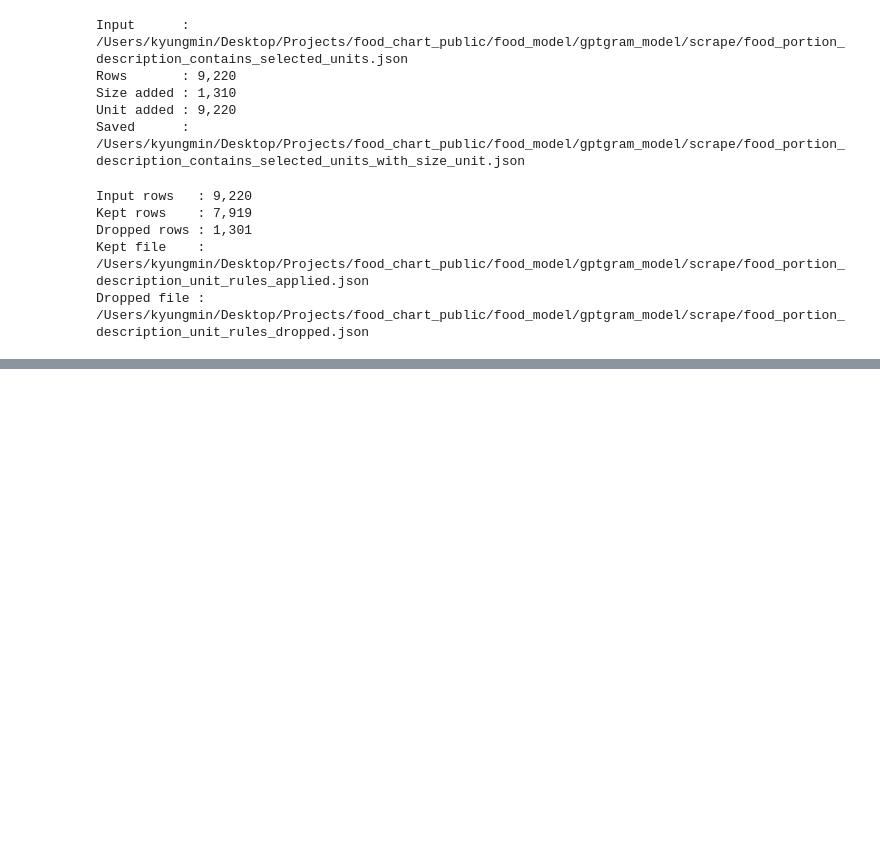
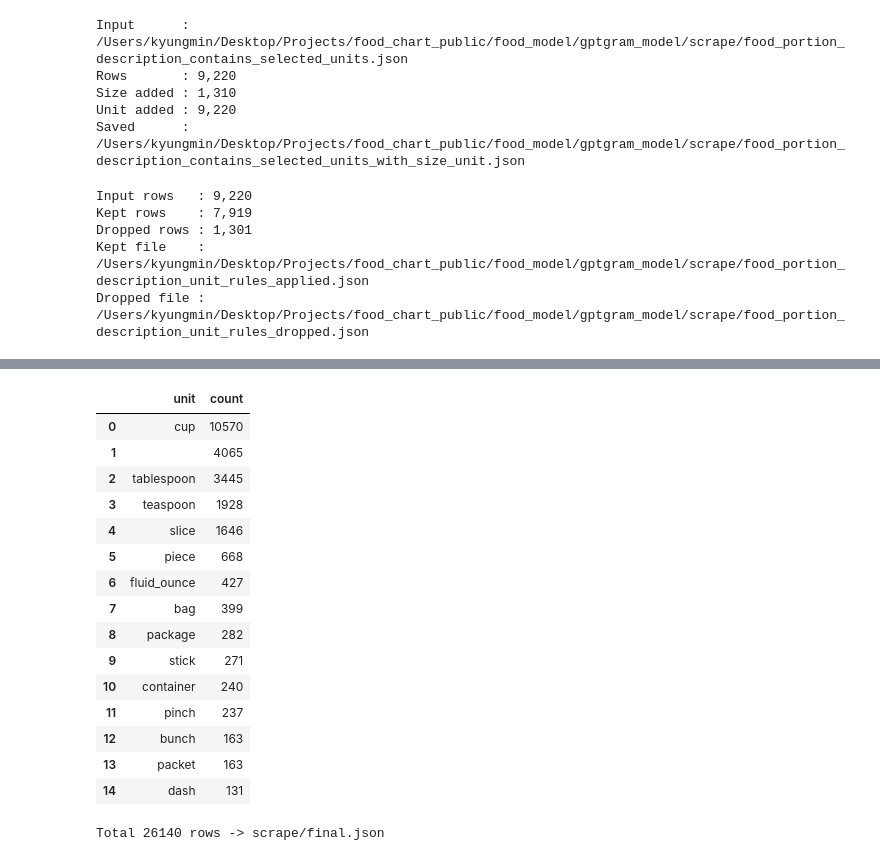
Before and after one commit to kml-coder/food_chart_public, a Jupyter notebook: food_model/gptgram_model/t5_small_regression.ipynb, the cells around one changed output, grey strips where cells are left out. Drawn from its saved outputs; the diff is of its cells as text; code cells hidden in the pictures; blank space fills up the shorter version.

```diff
--- a/food_model/gptgram_model/t5_small_regression.ipynb
+++ b/food_model/gptgram_model/t5_small_regression.ipynb
@@ -2496,0 +2958,52 @@ KeyboardInterrupt:
+# %%
+import json
+from collections import Counter
+import pandas as pd
+
+input_path = ["/Users/kyungmin/Desktop/Projects/food_chart_public/food_model/gptgram_model/scrape/output_filled_name_unit_removed.json",
+"/Users/kyungmin/Desktop/Projects/food_chart_public/food_model/gptgram_model/scrape/food_portion_description_converted.json"
+]
+output_path = "scrape/final.json"
+
+merged_data =[]
+for file in input_path:
+    with open(file, "r", encoding = "utf-8") as f:
+        data = json.load(f)
+        for item in data:
+            new_item = {
+                "unit" : item.get("unit", ""),
+                "size" : item.get("size", ""),
+                "name" : item.get("name", ""),
+                "gram" : item.get("gram", ""),
+                "long_name" : item.get("long_name", "")
+            }
+
+            merged_data.append(new_item)
+
+counted_unit = Counter(item["unit"] for item in merged_data).most_common()
+df = pd.DataFrame(counted_unit, columns=["unit", "count"])
+display(df.head(15))
+df.to_csv("final_unit_counted.csv", index=False, encoding="utf-8")
+
+
+with open(output_path, "w", encoding = "utf-8") as f:
+    json.dump(merged_data, f, ensure_ascii=False, indent=2)
+print(f'Total {len(merged_data)} rows -> {output_path}')
+# %% [output]
+|  | unit | count |
+| 0 | cup | 10570 |
+| 1 |  | 4065 |
+| 2 | tablespoon | 3445 |
+| 3 | teaspoon | 1928 |
+| 4 | slice | 1646 |
+| 5 | piece | 668 |
+| 6 | fluid_ounce | 427 |
+| 7 | bag | 399 |
+| 8 | package | 282 |
+| 9 | stick | 271 |
+| 10 | container | 240 |
+| 11 | pinch | 237 |
+| 12 | bunch | 163 |
+| 13 | packet | 163 |
+| 14 | dash | 131 |
+Total 26140 rows -> scrape/final.json
```
Also changed, not shown: parts of 22 cells of this notebook, 10 other files.
